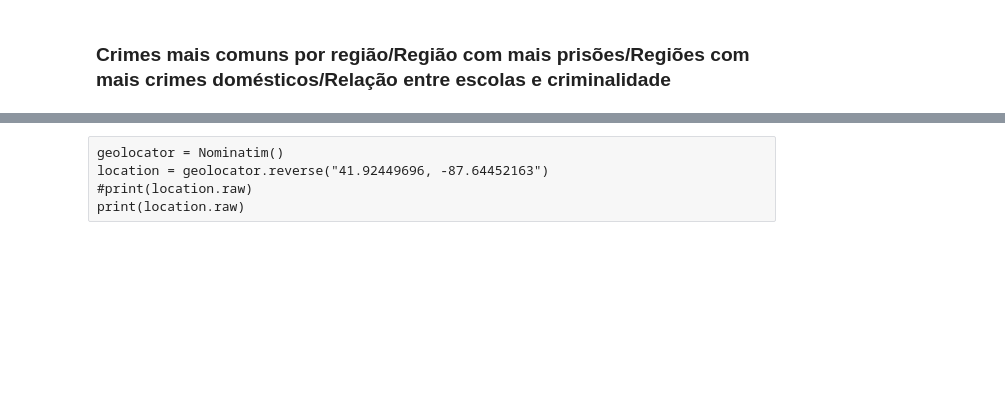
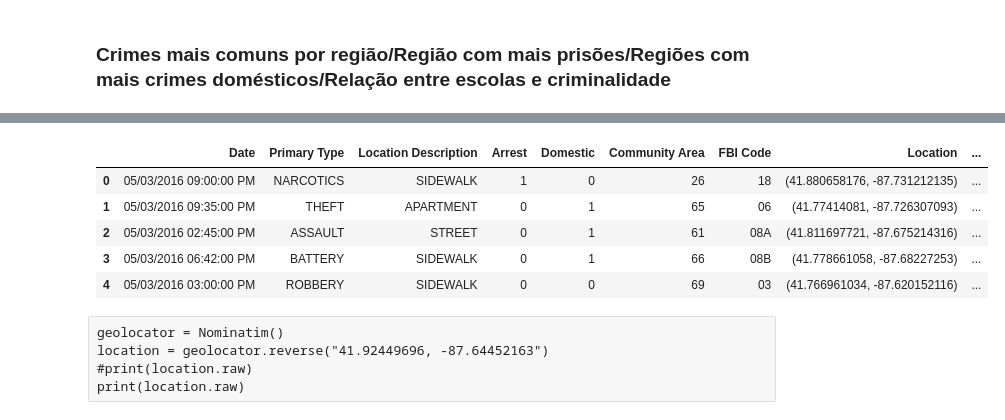
Before and after one commit to if1015-datascience-ufpe/2017-2-projeto-ajgan-rlsma-rcrs3, a Jupyter notebook: Project.ipynb, the cells around one changed output, grey strips where cells are left out. Saved outputs shown, nothing was run; the diff lists cells and outputs as text; code cells hidden in the pictures; blank space fills up the shorter version.

```diff
--- a/Project.ipynb
+++ b/Project.ipynb
@@ -680,0 +689,15 @@ A diferença não é significativa, mas os índices sobem um pouco durante a tar
+# %%
+def def_lat(row):
+    if pd.isnull(row[7]) == False:
+        ycord = float(tuple(row[7].split(', '))[0].split('(')[1])
+        return ycord
+
+def def_lon(row):
+    if pd.isnull(row[7]) == False:
+        xcord = float(tuple(row[7].split(', '))[1].split(')')[0])
+        return xcord
+# %%
+lat = list(map(def_lat, crimes_upd.itertuples(index = False)))
+lon = list(map(def_lon, crimes_upd.itertuples(index = False)))
+crimes_upd['Lat'] = lat
+crimes_upd['Lon'] = lon
@@ -681,3 +725,12 @@ A diferença não é significativa, mas os índices sobem um pouco durante a tar
+# %%
+crimes_upd.head()
+# %% [output]
+|  | Date | Primary Type | Location Description | Arrest | Domestic | Community Area | FBI Code | Location | ... |
+| 0 | 05/03/2016 09:00:00 PM | NARCOTICS | SIDEWALK | 1 | 0 | 26 | 18 | (41.880658176, -87.731212135) | ... |
+| 1 | 05/03/2016 09:35:00 PM | THEFT | APARTMENT | 0 | 1 | 65 | 06 | (41.77414081, -87.726307093) | ... |
+| 2 | 05/03/2016 02:45:00 PM | ASSAULT | STREET | 0 | 1 | 61 | 08A | (41.811697721, -87.675214316) | ... |
+| 3 | 05/03/2016 06:42:00 PM | BATTERY | SIDEWALK | 0 | 1 | 66 | 08B | (41.778661058, -87.68227253) | ... |
+| 4 | 05/03/2016 03:00:00 PM | ROBBERY | SIDEWALK | 0 | 0 | 69 | 03 | (41.766961034, -87.620152116) | ... |
 # %% [raw]
 geolocator = Nominatim()
 location = geolocator.reverse("41.92449696, -87.64452163")
```
Also changed, not shown: parts of 5 cells of this notebook, 4 other files.
